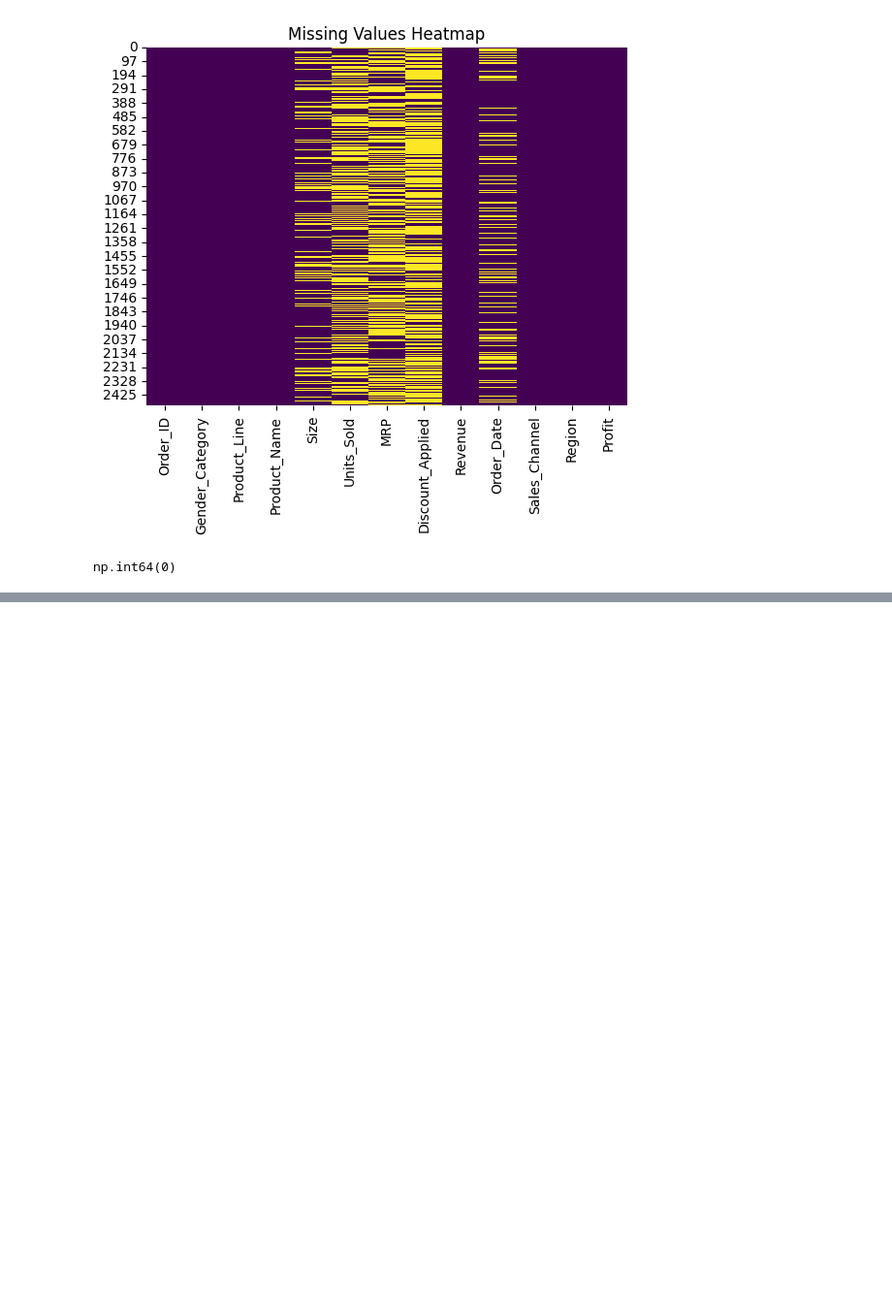
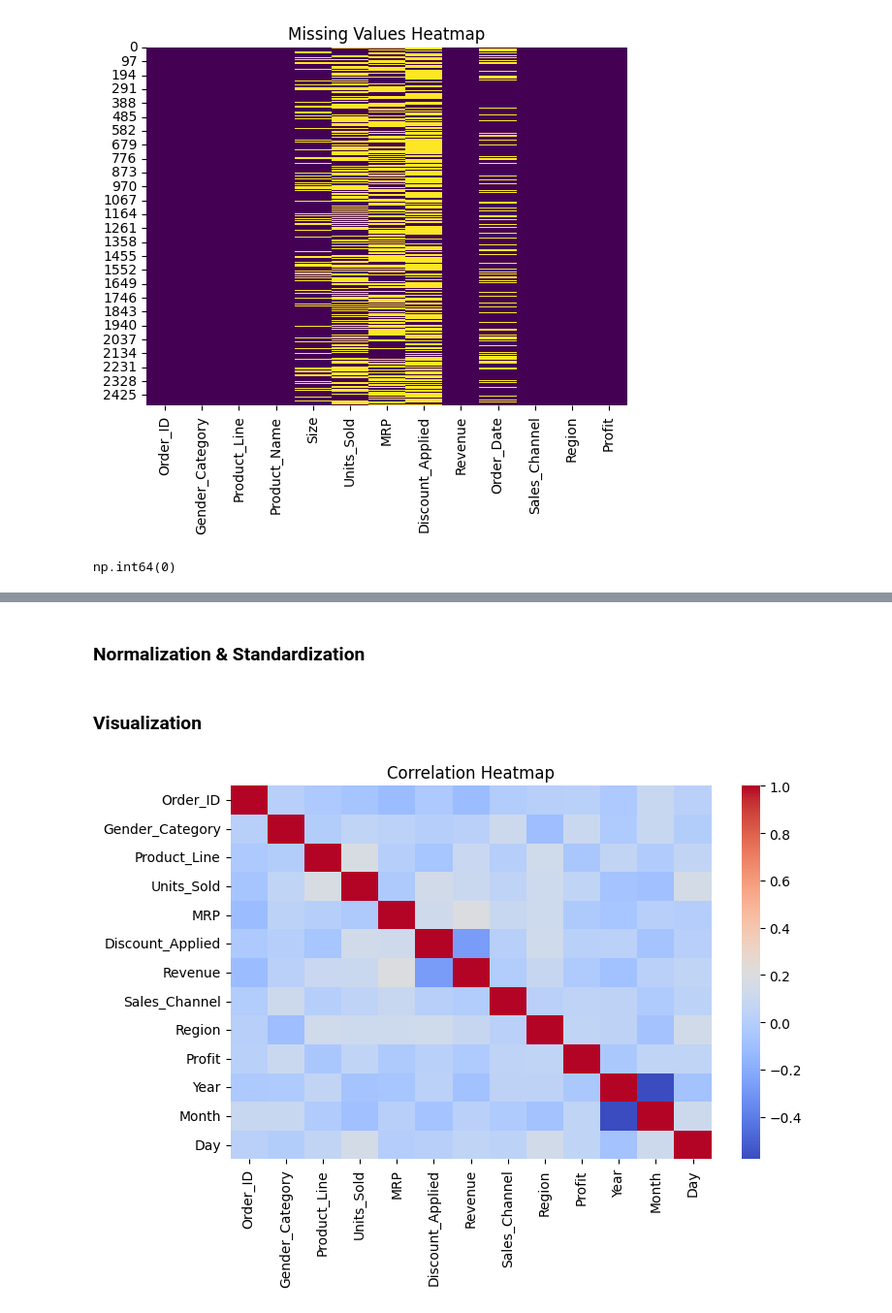
Before and after one commit to sanodyaJinadasa/Nike-Sales-Analysis, a Jupyter notebook: Analysis.ipynb, the cells around one changed output, grey strips where cells are left out. Shown: that part at 97% size. Cells and saved outputs as stored; diff of their text form; code cells hidden in the pictures; blank space fills up the shorter version.

```diff
--- a/Analysis.ipynb
+++ b/Analysis.ipynb
@@ -88,0 +188,2 @@ np.int64(0)
+# %%
+df2.dropna(subset=['Order_Date'], inplace=True)
@@ -88,0 +209,5 @@ np.int64(0)
+# %%
+df2['Year'] = df2['Order_Date'].dt.year
+df2['Month'] = df2['Order_Date'].dt.month
+df2['Day'] = df2['Order_Date'].dt.day
+df2['Weekday'] = df2['Order_Date'].dt.day_name()
@@ -88,0 +216,5 @@ np.int64(0)
+# %%
+cat_cols = ['Gender_Category', 'Product_Line', 'Sales_Channel', 'Region']
+le = LabelEncoder()
+for col in cat_cols:
+    df2[col] = le.fit_transform(df2[col].astype(str))
@@ -88,0 +230,19 @@ np.int64(0)
+# %% [markdown]
+### Normalization & Standardization
+# %%
+scaler = StandardScaler()
+num_cols = ['Units_Sold', 'MRP', 'Discount_Applied', 'Revenue_Corrected', 'Profit']
+df2[num_cols] = scaler.fit_transform(df2[num_cols])
+# %% [markdown]
+### Visualization
+# %%
+
+numeric_df = df2.select_dtypes(include=['number'])
+
+
+plt.figure(figsize=(8,5))
+sns.heatmap(numeric_df.corr(), cmap='coolwarm', annot=False)
+plt.title("Correlation Heatmap")
+plt.show()
+# %% [output]
+[figure, added]
```
Also changed, not shown: parts of 24 cells of this notebook.
